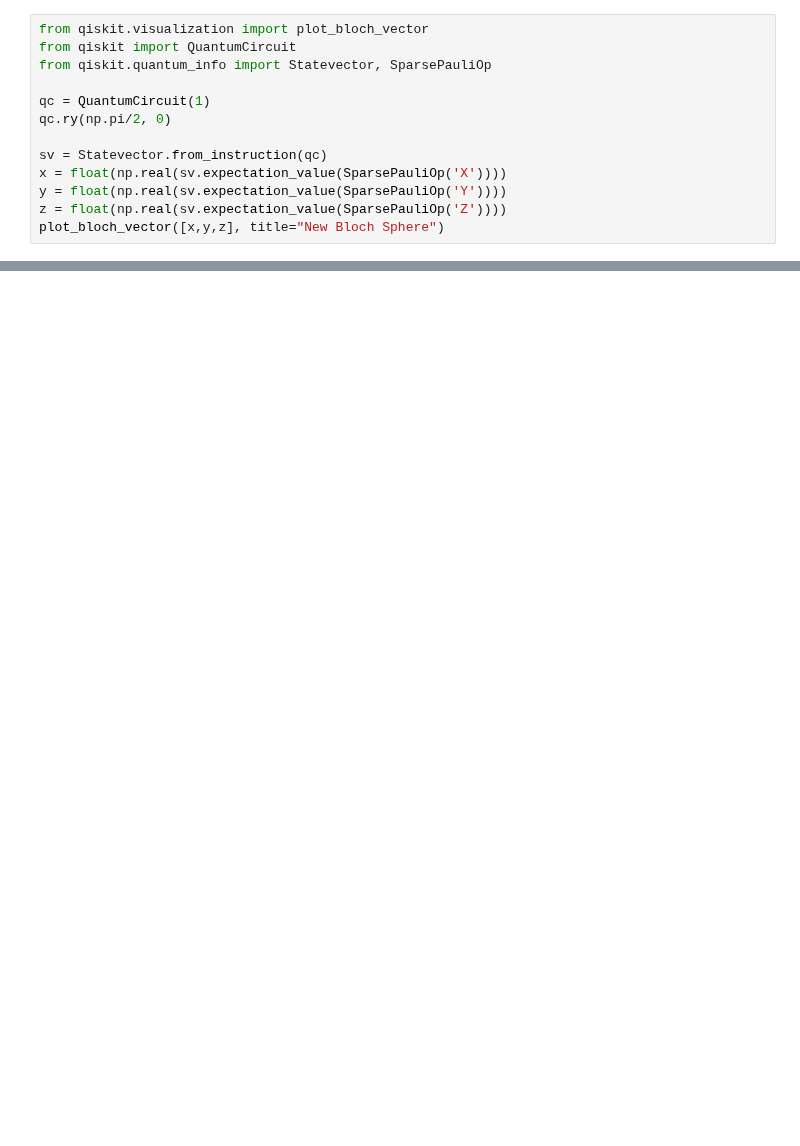
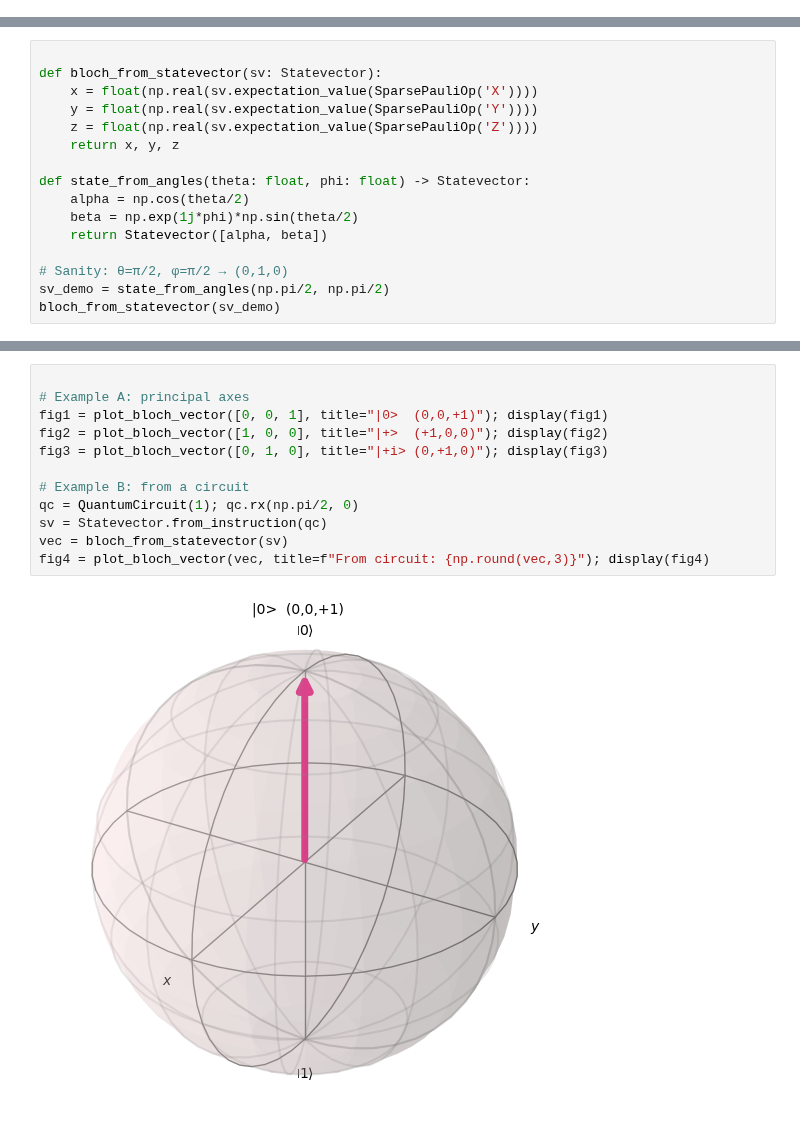
Before and after one commit to makansij/IBM_Certified_Quantum_Computation_QisKit_v2, a Jupyter notebook: Module_2.3_Visualize_Quantum_States.ipynb, the cells around one changed output, grey strips where cells are left out. Saved outputs shown, nothing was run; the diff lists cells and outputs as text; blank space fills up the shorter version.

Commit message:
0; Adding Module_2.3_Visualize_Quantum_States.ipynb, which we'll use going forward. 1; saved a backup too.

```diff
--- a/Module_2.3_Visualize_Quantum_States.ipynb
+++ b/Module_2.3_Visualize_Quantum_States.ipynb
@@ -25,13 +0,0 @@ plot_bloch_vector([x,y,z], title="New Bloch Sphere")
-# %%
-from qiskit.visualization import plot_bloch_vector
-from qiskit import QuantumCircuit
-from qiskit.quantum_info import Statevector, SparsePauliOp
-
-qc = QuantumCircuit(1)
-qc.ry(np.pi/2, 0)
-
-sv = Statevector.from_instruction(qc)
-x = float(np.real(sv.expectation_value(SparsePauliOp('X'))))
-y = float(np.real(sv.expectation_value(SparsePauliOp('Y'))))
-z = float(np.real(sv.expectation_value(SparsePauliOp('Z'))))
-plot_bloch_vector([x,y,z], title="New Bloch Sphere")
@@ -39,0 +113,16 @@ plot_bloch_vector([x,y,z], title="New Bloch Sphere")
+# %%
+
+def bloch_from_statevector(sv: Statevector):
+    x = float(np.real(sv.expectation_value(SparsePauliOp('X'))))
+    y = float(np.real(sv.expectation_value(SparsePauliOp('Y'))))
+    z = float(np.real(sv.expectation_value(SparsePauliOp('Z'))))
+    return x, y, z
+
+def state_from_angles(theta: float, phi: float) -> Statevector:
+    alpha = np.cos(theta/2)
+    beta = np.exp(1j*phi)*np.sin(theta/2)
+    return Statevector([alpha, beta])
+
+# Sanity: θ=π/2, φ=π/2 → (0,1,0)
+sv_demo = state_from_angles(np.pi/2, np.pi/2)
+bloch_from_statevector(sv_demo)
@@ -39,0 +139,14 @@ plot_bloch_vector([x,y,z], title="New Bloch Sphere")
+# %%
+
+# Example A: principal axes
+fig1 = plot_bloch_vector([0, 0, 1], title="|0>  (0,0,+1)"); display(fig1)
+fig2 = plot_bloch_vector([1, 0, 0], title="|+>  (+1,0,0)"); display(fig2)
+fig3 = plot_bloch_vector([0, 1, 0], title="|+i> (0,+1,0)"); display(fig3)
+
+# Example B: from a circuit
+qc = QuantumCircuit(1); qc.rx(np.pi/2, 0)
+sv = Statevector.from_instruction(qc)
+vec = bloch_from_statevector(sv)
+fig4 = plot_bloch_vector(vec, title=f"From circuit: {np.round(vec,3)}"); display(fig4)
+# %% [output]
+[figure, added]
```
Also changed, not shown: parts of 24 cells of this notebook, 1 other file.
